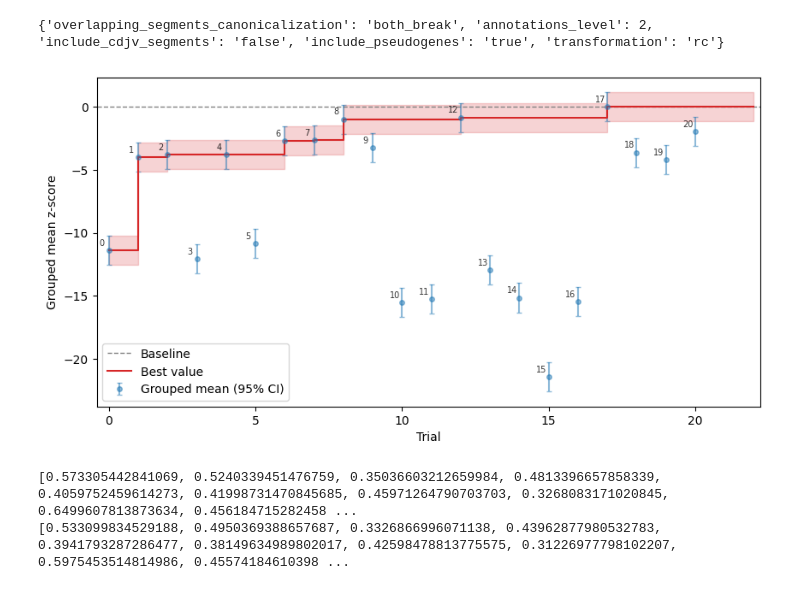
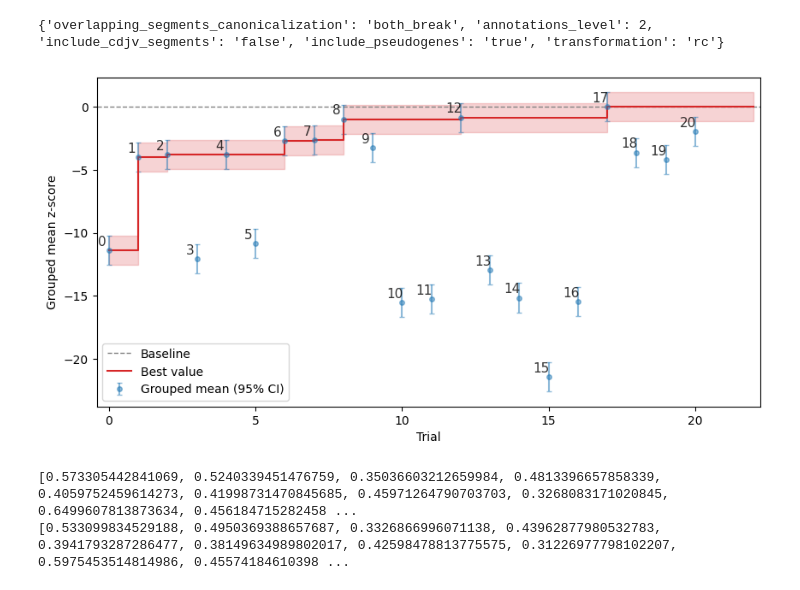
Before and after one commit to PipeVerri/Canonicalization, a Jupyter notebook: convnova/notebooks/wandb_analysis/phase1_inspection.ipynb, the cells around one changed output. Cells and saved outputs as stored; diff of their text form; code cells hidden in the pictures.

```diff
--- a/convnova/notebooks/wandb_analysis/phase1_inspection.ipynb
+++ b/convnova/notebooks/wandb_analysis/phase1_inspection.ipynb
@@ -240,35 +240,35 @@ best_ext = np.append(best_so_far, best_so_far[-1])
 se_best_ext = np.append(se_best, se_best[-1])
 
 # --- Gráfico ---
 fig, ax = plt.subplots(figsize=(10, 5))
 
 # Ruido de una corrida del baseline
 ax.axhline(0, color="gray", ls="--", lw=1, label="Baseline")
 
 # Trials con su intervalo
 ax.errorbar(x, S, yerr=tcrit * se, fmt="o", ms=4, capsize=2,
             alpha=0.5, color="tab:blue", label="Grouped mean (95% CI)")
 
 # Números de trial encima de cada punto
 trial_nums = score.index  # o z_scores.index, lo que tenga el número real de trial
 for xi, yi, ti in zip(x, S, trial_nums):
     ax.annotate(str(ti), (xi, yi),
                 textcoords="offset points", xytext=(-6, 4),
-                ha="center", fontsize=7, color="black", alpha=0.8)
+                ha="center", fontsize=11, color="black", alpha=0.8)
 
 # Best so far con su banda, extendida más allá del último trial
 ax.step(x_ext, best_ext, where="post", color="tab:red", label="Best value")
 ax.fill_between(x_ext, best_ext - tcrit * se_best_ext, best_ext + tcrit * se_best_ext,
                 step="post", color="tab:red", alpha=0.2)
 
 ax.set_xlim(x[0] - 0.02 * T, x_ext[-1] + 0.01 * T)
 ax.set_xlabel("Trial")
 ax.set_ylabel("Grouped mean z-score")
 ax.legend()
 plt.savefig("./grouped_z_score_history.png", dpi=300)
 plt.show()
 # %% [output]
-[figure, old version]
+[figure, new version]
 # %%
 # Check the generalist model vs each specialist model. This should be done with the repeated trials to get p-values
 generalist = df.iloc[z_scores["grouped_means"].idxmax()]
```
Also changed, not shown: 6 other files.
